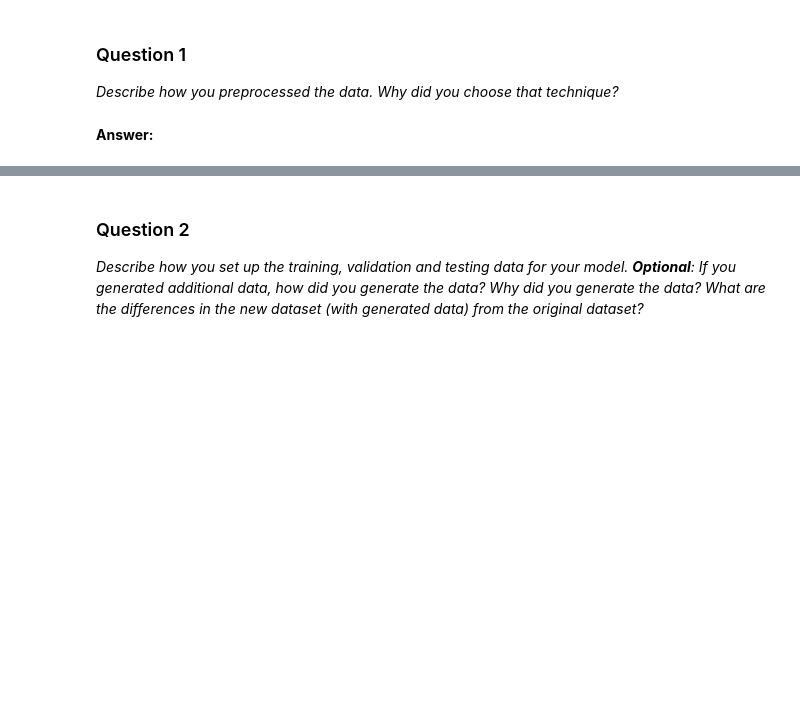
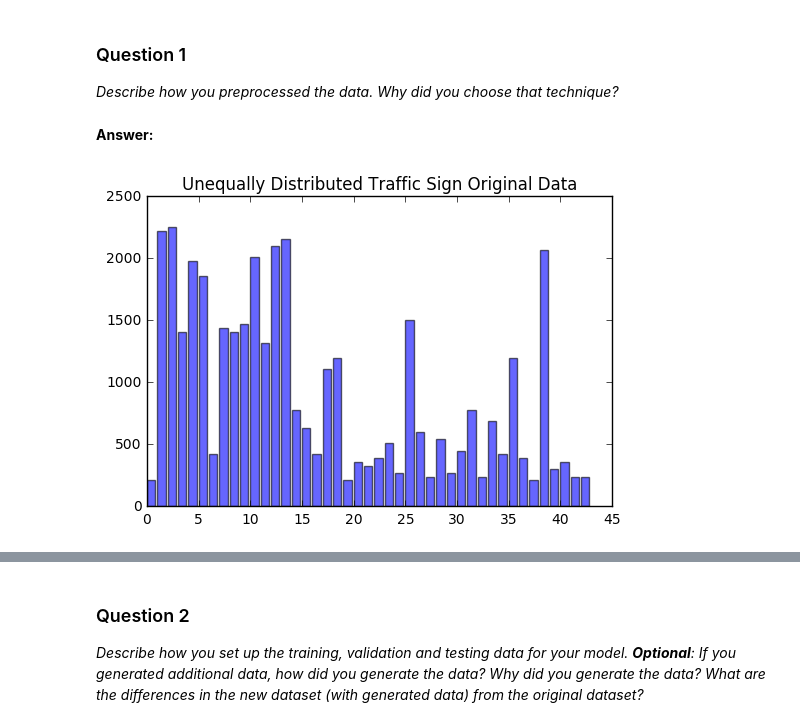
Before and after one commit to emadmasoud/Traffic-Sign-Classifier---Self-Driving-Car, a Jupyter notebook: Traffic_Sign_Classifier.ipynb, the cells around one changed output, grey strips where cells are left out. Drawn from its saved outputs; the diff is of its cells as text; code cells hidden in the pictures; blank space fills up the shorter version.

Commit message:
Plot the data distribution before and after applying augmentation to the data.

```diff
--- a/Traffic_Sign_Classifier.ipynb
+++ b/Traffic_Sign_Classifier.ipynb
@@ -190,0 +195,14 @@ _Describe how you preprocessed the data. Why did you choose that technique?_
+# %%
+train = image_preprocessor.load_data('../data/traffic-signs-data/train.p')
+X_train, y_train = train['features'], train['labels']
+
+# Create a barchart of frequencies for original data
+item, count = np.unique(y_train, return_counts=True)
+freq = np.array((item, count)).T
+plt.figure(1)
+plt.bar(item, count, alpha=0.6)
+plt.title('Unequally Distributed Traffic Sign Original Data')
+
+plt.show()
+# %% [output]
+[figure, added]
```
Also changed, not shown: parts of 4 cells of this notebook, 1 other file.
